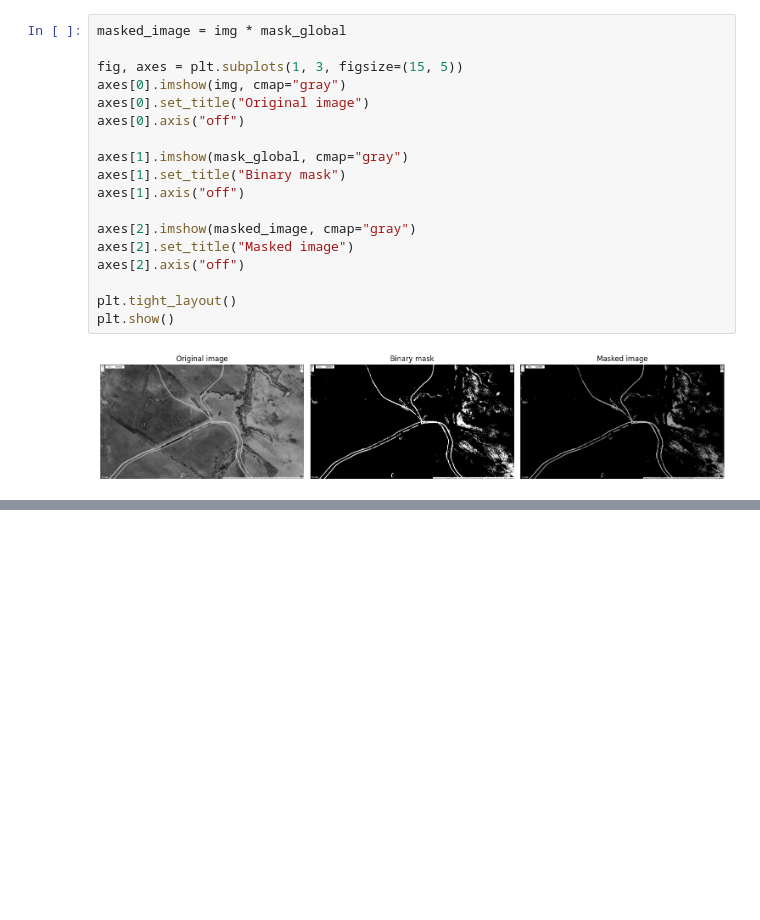
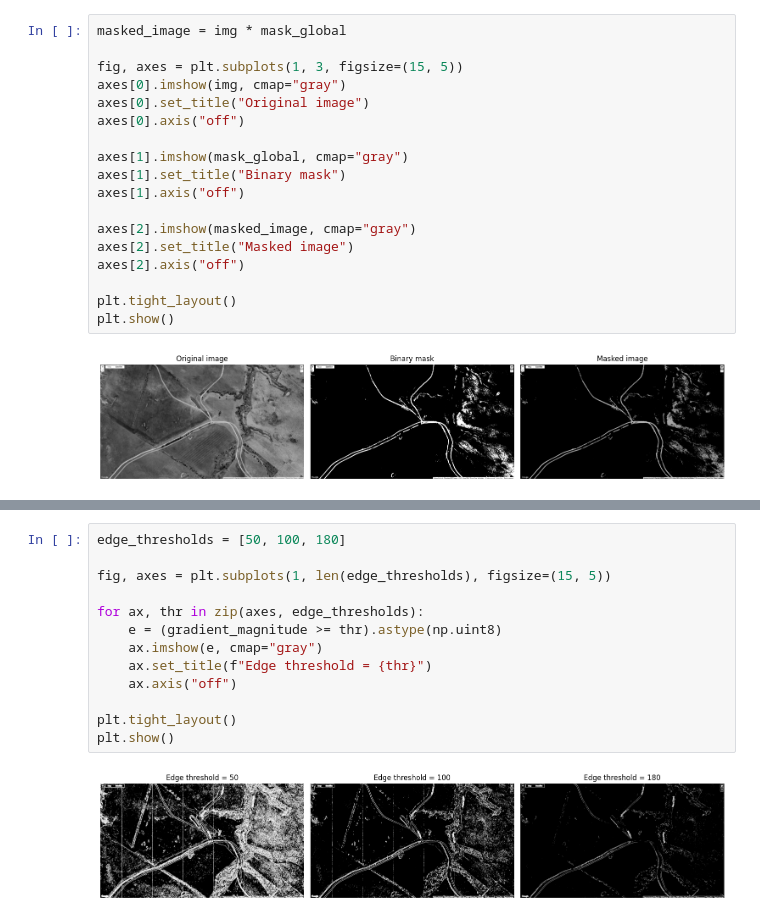
Before and after one commit to ayzrixsiev/Deep-Image-Processing-Lab, a Jupyter notebook: CAU | Week 10/Lab-1.ipynb, the cells around one changed output, grey strips where cells are left out. Cells and saved outputs as stored; diff of their text form; blank space fills up the shorter version.

```diff
--- a/CAU | Week 10/Lab-1.ipynb
+++ b/CAU | Week 10/Lab-1.ipynb
@@ -71,0 +180,15 @@ plt.show()
+# %%
+edge_thresholds = [50, 100, 180]
+
+fig, axes = plt.subplots(1, len(edge_thresholds), figsize=(15, 5))
+
+for ax, thr in zip(axes, edge_thresholds):
+    e = (gradient_magnitude >= thr).astype(np.uint8)
+    ax.imshow(e, cmap="gray")
+    ax.set_title(f"Edge threshold = {thr}")
+    ax.axis("off")
+
+plt.tight_layout()
+plt.show()
+# %% [output]
+[figure, added]
```
Also changed, not shown: parts of 4 cells of this notebook.
